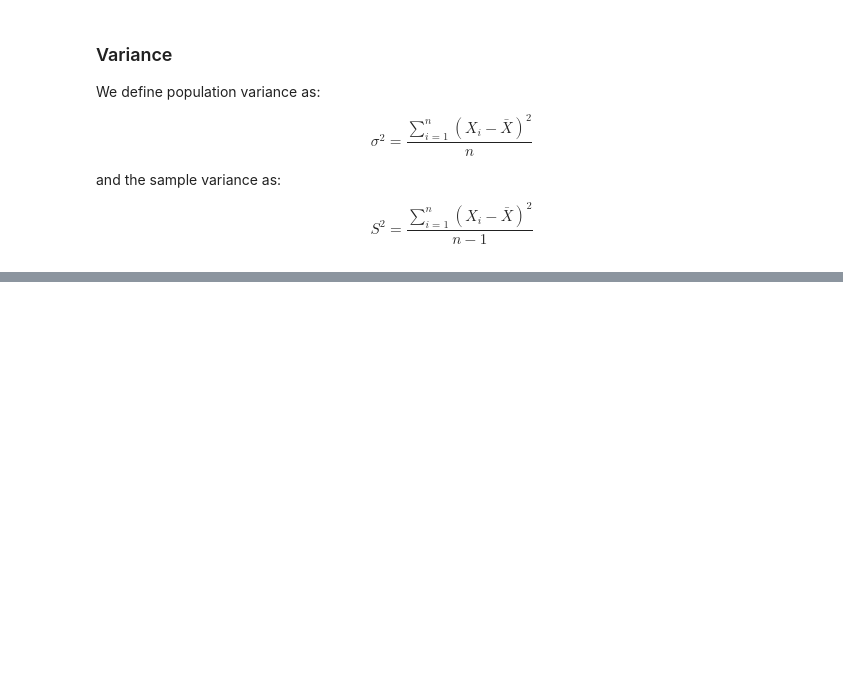
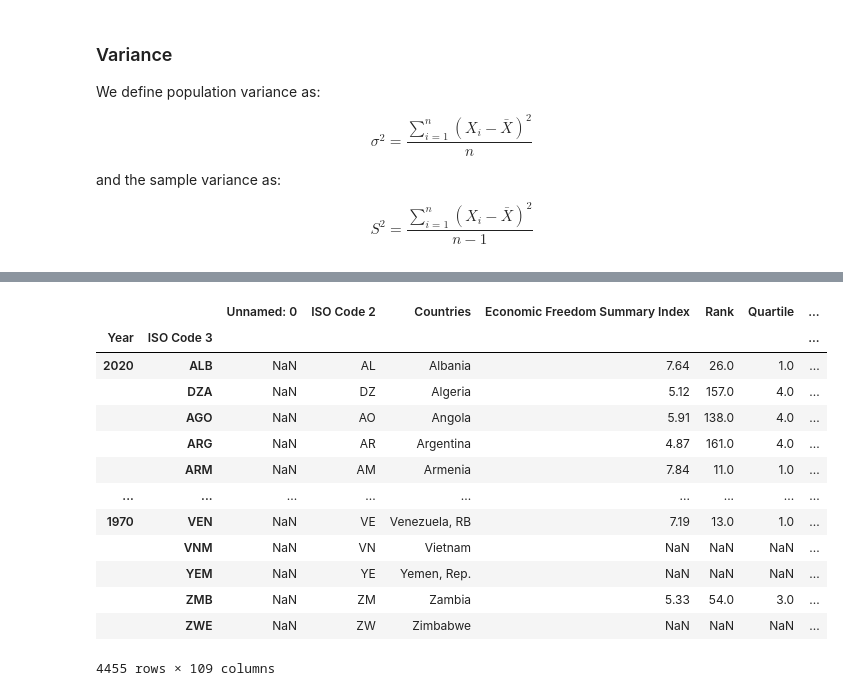
Before and after one commit to hhogenson/Computational-Econ, a Jupyter notebook: In Class Projects/Project 5 - Chapter 4 - Functional Programming - Rudimentary Statistics and Analytics.ipynb, the cells around one changed output, grey strips where cells are left out. Saved outputs shown, nothing was run; the diff lists cells and outputs as text; code cells hidden in the pictures; blank space fills up the shorter version.

```diff
--- a/In Class Projects/Project 5 - Chapter 4 - Functional Programming - Rudimentary Statistics and Analytics.ipynb
+++ b/In Class Projects/Project 5 - Chapter 4 - Functional Programming - Rudimentary Statistics and Analytics.ipynb
@@ -172,0 +332,19 @@ SD(lst), SD(lst, False)
+# %%
+filename = "EFW.xlsx"
+data = pd.read_excel(filename, index_col = [1,3], header = [4])
+data
+# %% [output]
+|  |  | Unnamed: 0 | ISO Code 2 | Countries | Economic Freedom Summary Index | Rank | Quartile | ... |
+| Year | ISO Code 3 |  |  |  |  |  |  | ... |
+| 2020 | ALB | NaN | AL | Albania | 7.64 | 26.0 | 1.0 | ... |
+|  | DZA | NaN | DZ | Algeria | 5.12 | 157.0 | 4.0 | ... |
+|  | AGO | NaN | AO | Angola | 5.91 | 138.0 | 4.0 | ... |
+|  | ARG | NaN | AR | Argentina | 4.87 | 161.0 | 4.0 | ... |
+|  | ARM | NaN | AM | Armenia | 7.84 | 11.0 | 1.0 | ... |
+| ... | ... | ... | ... | ... | ... | ... | ... | ... |
+| 1970 | VEN | NaN | VE | Venezuela, RB | 7.19 | 13.0 | 1.0 | ... |
+|  | VNM | NaN | VN | Vietnam | NaN | NaN | NaN | ... |
+|  | YEM | NaN | YE | Yemen, Rep. | NaN | NaN | NaN | ... |
+|  | ZMB | NaN | ZM | Zambia | 5.33 | 54.0 | 3.0 | ... |
+|  | ZWE | NaN | ZW | Zimbabwe | NaN | NaN | NaN | ... |
+4455 rows × 109 columns
```
Also changed, not shown: parts of 32 cells of this notebook, 1 other file.
